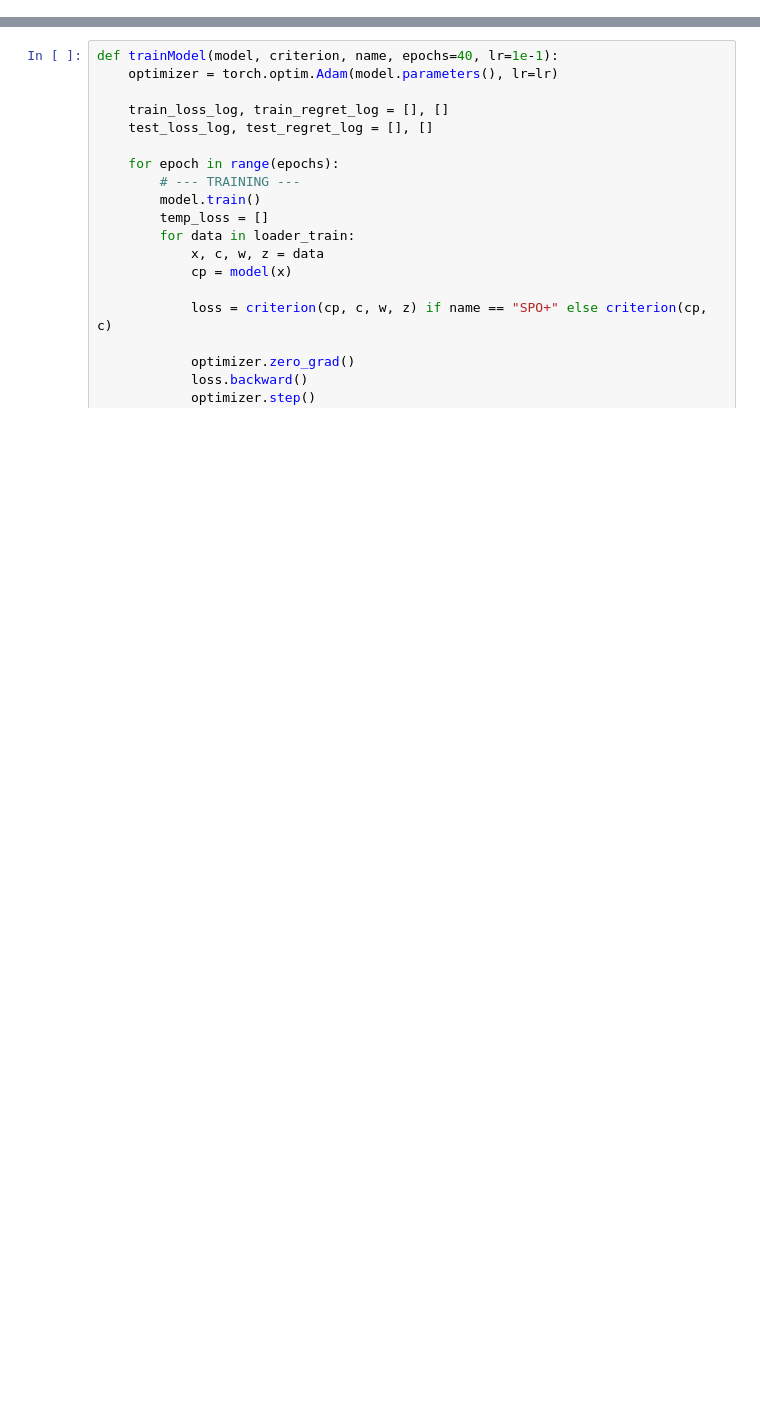
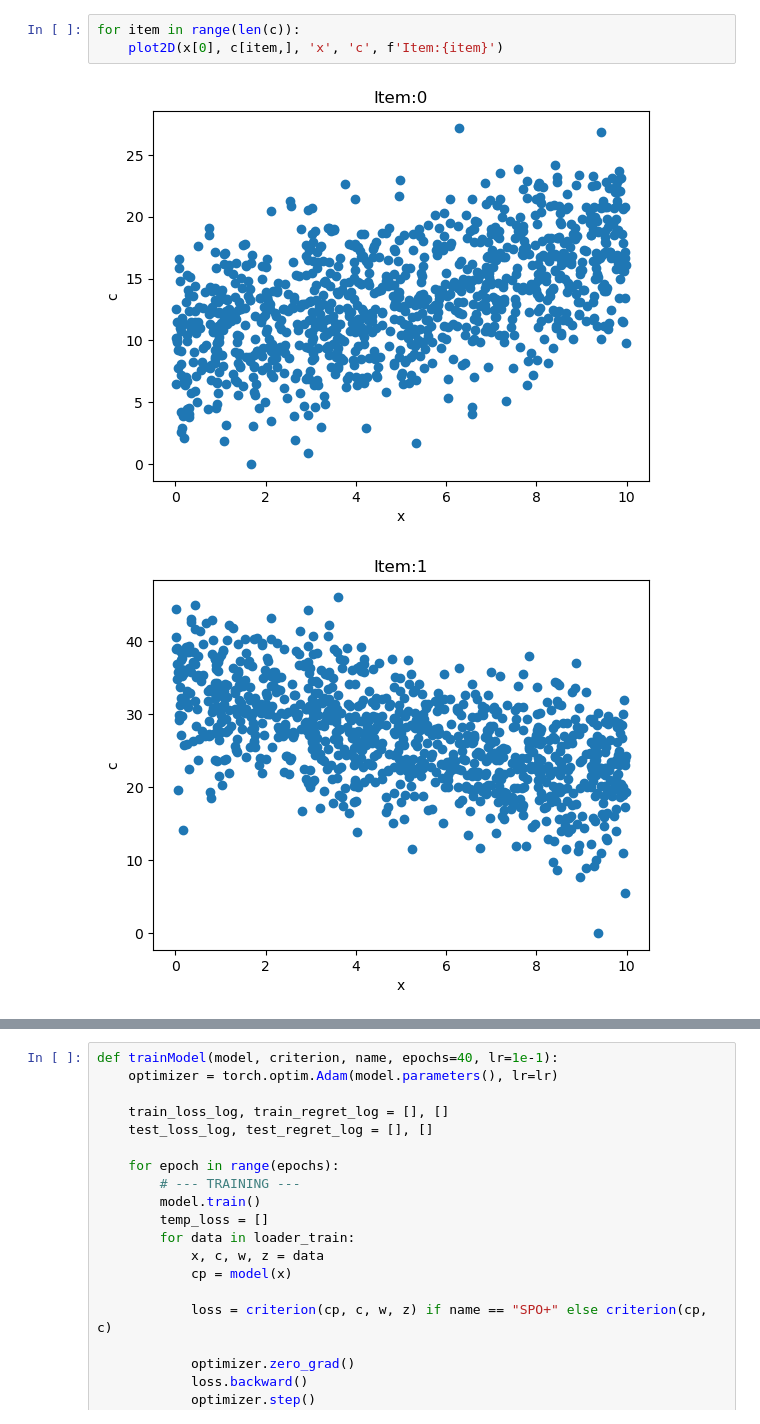
Before and after one commit to saloper/decision-focused-bike-rebalancing, a Jupyter notebook: Knapsack Problems/SPO/knapsack_spo_explore.ipynb, the cells around one changed output, grey strips where cells are left out. Cells and saved outputs as stored; diff of their text form; blank space fills up the shorter version.

```diff
--- a/Knapsack Problems/SPO/knapsack_spo_explore.ipynb
+++ b/Knapsack Problems/SPO/knapsack_spo_explore.ipynb
@@ -23,0 +56,6 @@ x_train, x_test, c_train, c_test = train_test_split(x, c, test_size= int(n *.9))
+# %%
+for item in range(len(c)):
+    plot2D(x[0], c[item,], 'x', 'c', f'Item:{item}')
+# %% [output]
+[figure, added]
+[figure, added]
```
Also changed, not shown: parts of 14 cells of this notebook.
